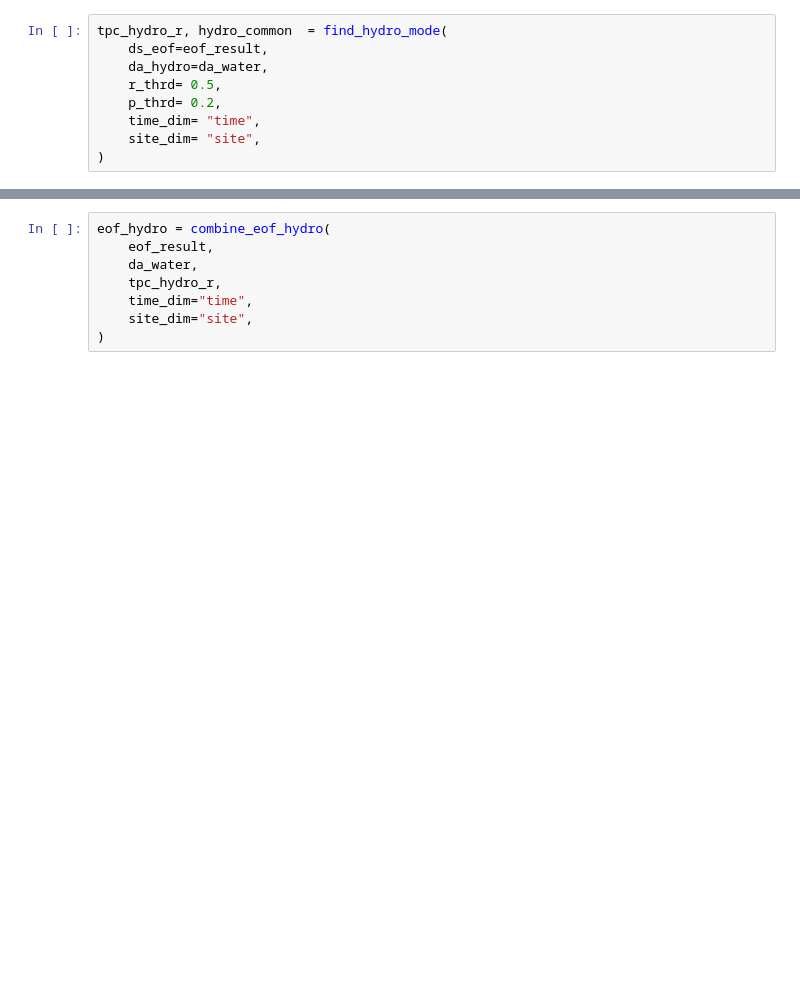
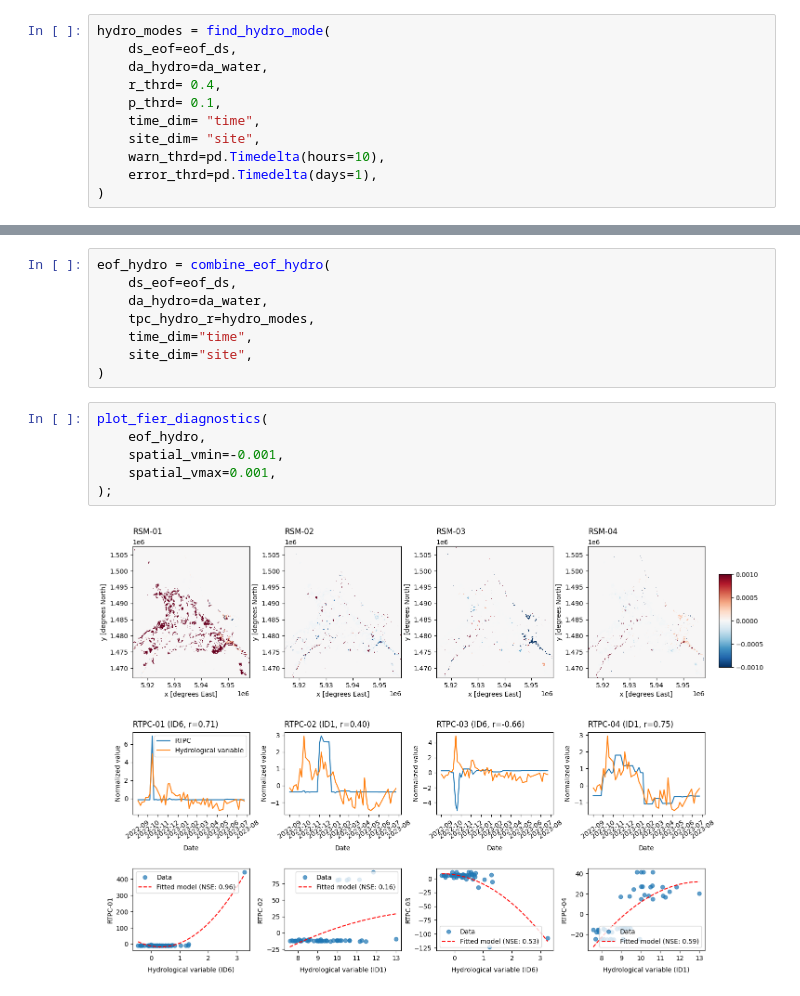
Before and after one commit to Deltares-research/EO-Flood-Ops, a Jupyter notebook: notebooks/06_test_fier.ipynb, the cells around one changed output, grey strips where cells are left out. Saved outputs shown, nothing was run; the diff lists cells and outputs as text; blank space fills up the shorter version.

```diff
--- a/notebooks/06_test_fier.ipynb
+++ b/notebooks/06_test_fier.ipynb
@@ -510,9 +159,11 @@ def find_hydro_mode(
 # %%
-tpc_hydro_r, hydro_common  = find_hydro_mode(
-    ds_eof=eof_result,
+hydro_modes = find_hydro_mode(
+    ds_eof=eof_ds,
     da_hydro=da_water,
-    r_thrd= 0.5,
-    p_thrd= 0.2,
+    r_thrd= 0.4,
+    p_thrd= 0.1,
     time_dim= "time",
     site_dim= "site",
+    warn_thrd=pd.Timedelta(hours=10),
+    error_thrd=pd.Timedelta(days=1),
 )
@@ -597,11 +170,19 @@ def combine_eof_hydro(
 # %%
 eof_hydro = combine_eof_hydro(
-    eof_result,
-    da_water,
-    tpc_hydro_r,
+    ds_eof=eof_ds,
+    da_hydro=da_water,
+    tpc_hydro_r=hydro_modes,
     time_dim="time",
     site_dim="site",
 )
+# %%
+plot_fier_diagnostics(
+    eof_hydro,
+    spatial_vmin=-0.001,
+    spatial_vmax=0.001,
+);
+# %% [output]
+[figure, added]
 # %%
 eof_hydro
 # %% [output]
```
Also changed, not shown: parts of 45 cells of this notebook, 2 other files.
